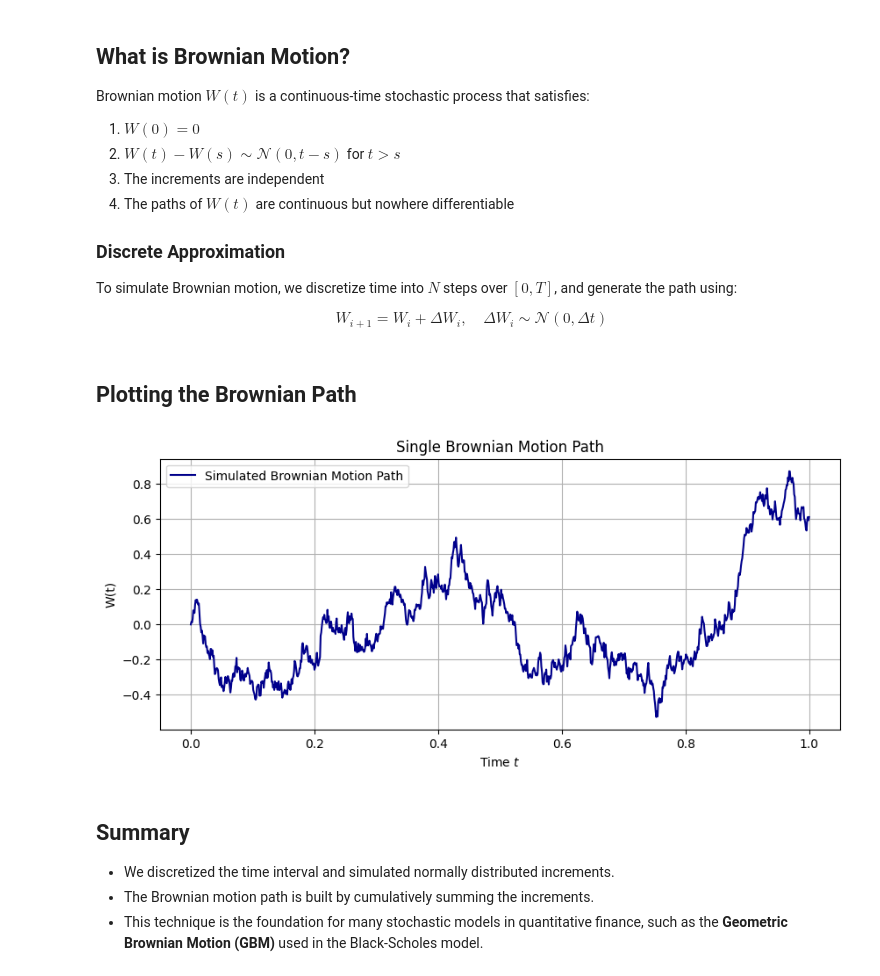
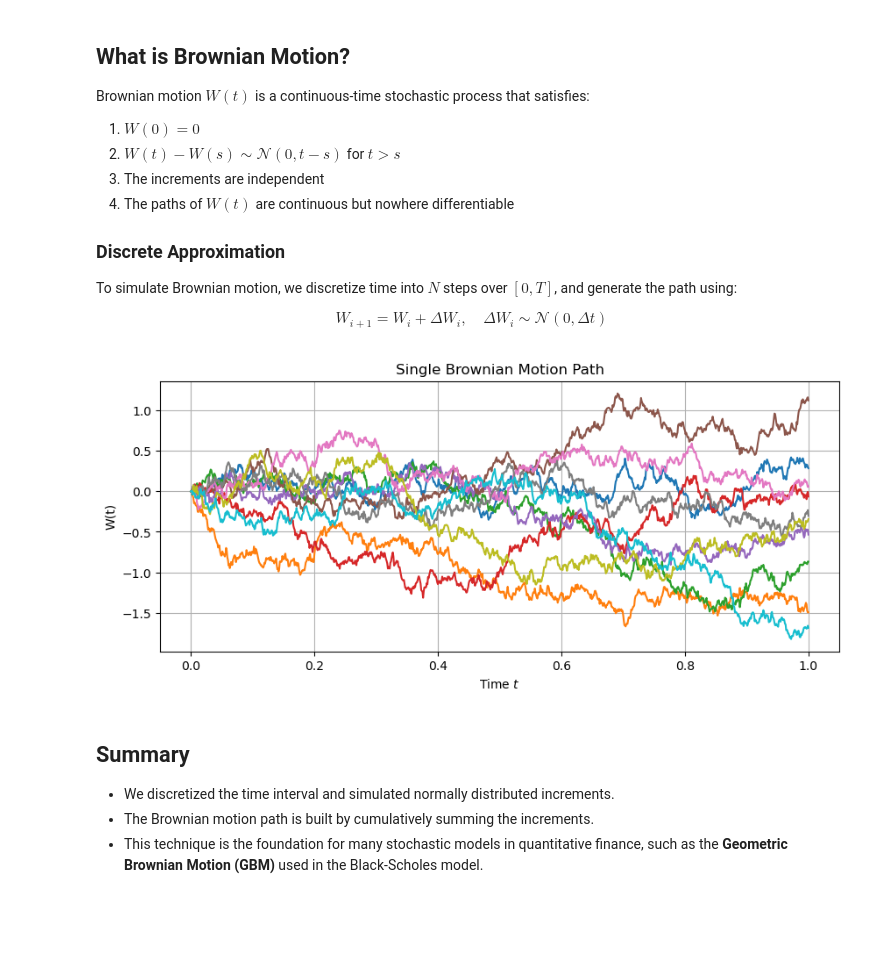
Before and after one commit to Jiaweiwang04/monte-carlo-finance, a Jupyter notebook: notebooks/01_brownian_motion.ipynb, the cells around one changed output. Saved outputs shown, nothing was run; the diff lists cells and outputs as text; code cells hidden in the pictures; blank space fills up the shorter version.

Commit message:
Add updates in BM simulations

```diff
--- a/notebooks/01_brownian_motion.ipynb
+++ b/notebooks/01_brownian_motion.ipynb
@@ -26,33 +26,29 @@ import matplotlib.pyplot as plt
 # %%
 # Set parameters
 T = 1.0             # Total time
 N = 1000            # Number of time steps
 dt = T / N          # Time step size
 t = np.linspace(0, T, N+1)  # Time grid
+plt.figure(figsize=(10, 4)) # Define the size of the graph
+# Suppose we need 10 bm simulations
+for i in range(10):
+    # Generate normal increments ~ N(0, dt)
+    dW = np.random.normal(0, np.sqrt(dt), size=N)
 
-# Set seed for reproducibility
-np.random.seed(42)
+    # Construct Brownian path W(t)
+    W = np.zeros(N+1)
+    for i in range(N):
+        W[i+1] = W[i] + dW[i]
+    plt.plot(t, W, label='Simulated Brownian Motion Path')
 
-# Generate normal increments ~ N(0, dt)
-dW = np.random.normal(0, np.sqrt(dt), size=N)
-
-# Construct Brownian path W(t)
-W = np.zeros(N+1)
-for i in range(N):
-    W[i+1] = W[i] + dW[i]
+# Modify the graph
+plt.title('Single Brownian Motion Path')
+plt.xlabel('Time $t$')
+plt.ylabel('W(t)')
+plt.grid(True)
+plt.show()
+# %% [output]
+[figure, added]
-# %% [markdown]
-##  Plotting the Brownian Path
-# %%
-plt.figure(figsize=(10, 4))
-plt.plot(t, W, label='Simulated Brownian Motion Path', color='darkblue')
-plt.title('Single Brownian Motion Path')
-plt.xlabel('Time $t$')
-plt.ylabel('W(t)')
-plt.grid(True)
-plt.legend()
-plt.show()
-# %% [output]
-[figure, removed]
 # %% [markdown]
 ## Summary
 
```
